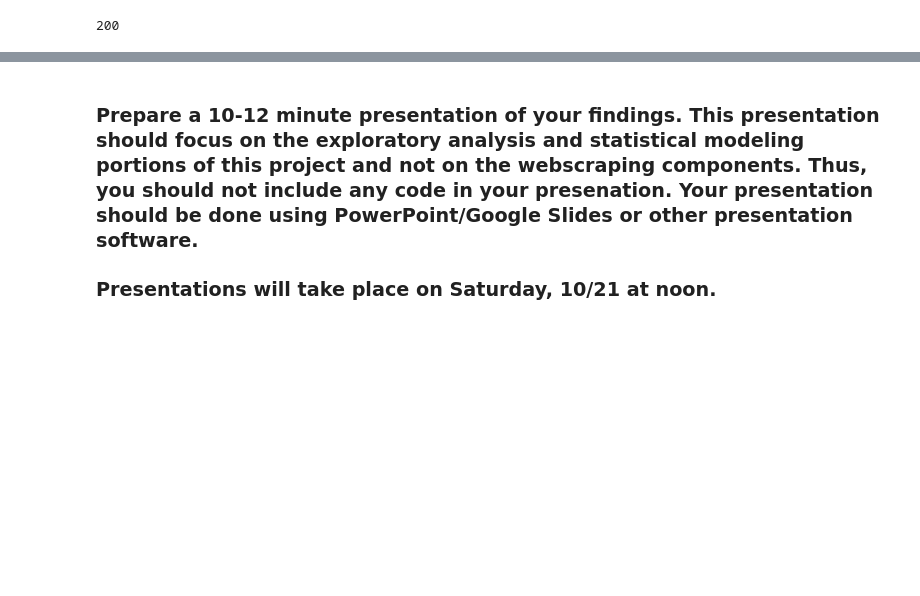
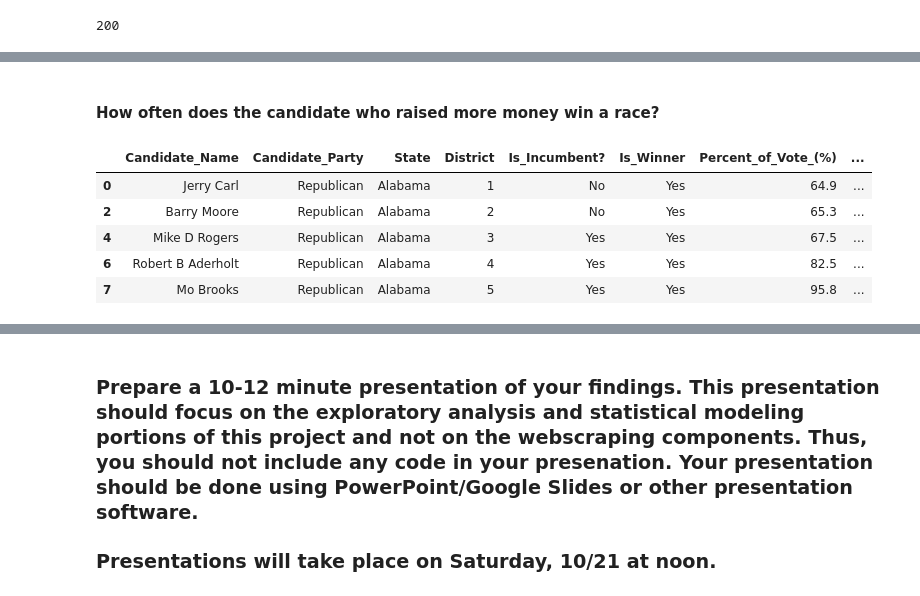
Before and after one commit to ballir27/webscraping-open-secrets-2020-US-House-Elections, a Jupyter notebook: NAO_webscraping_open_secrets.ipynb, the cells around one changed output, grey strips where cells are left out. Cells and saved outputs as stored; diff of their text form; code cells hidden in the pictures; blank space fills up the shorter version.

```diff
--- a/NAO_webscraping_open_secrets.ipynb
+++ b/NAO_webscraping_open_secrets.ipynb
@@ -113,3 +225,15 @@ c. Does the difference between either money raised or money spent seem to influe
 d. How often does the incumbent candidate win a race?
 
 e. Can you detect any relationship between amount of money raised and the incumbent status of a candidate?
+# %% [markdown]
+#### How often does the candidate who raised more money win a race?
+# %%
+winners_df = df[df['Is_Winner'] == 'Yes']
+winners_df.head()
+# %% [output]
+|  | Candidate_Name | Candidate_Party | State | District | Is_Incumbent? | Is_Winner | Percent_of_Vote_(%) | ... |
+| 0 | Jerry Carl | Republican | Alabama | 1 | No | Yes | 64.9 | ... |
+| 2 | Barry Moore | Republican | Alabama | 2 | No | Yes | 65.3 | ... |
+| 4 | Mike D Rogers | Republican | Alabama | 3 | Yes | Yes | 67.5 | ... |
+| 6 | Robert B Aderholt | Republican | Alabama | 4 | Yes | Yes | 82.5 | ... |
+| 7 | Mo Brooks | Republican | Alabama | 5 | Yes | Yes | 95.8 | ... |
```
Also changed, not shown: parts of 26 cells of this notebook.
